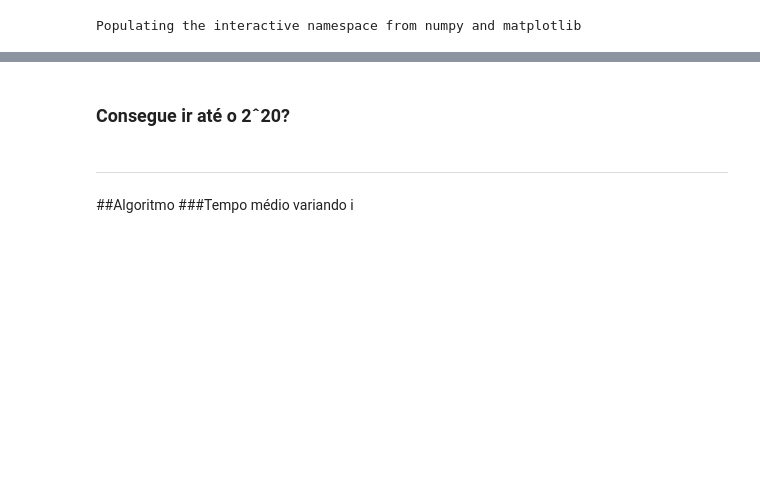
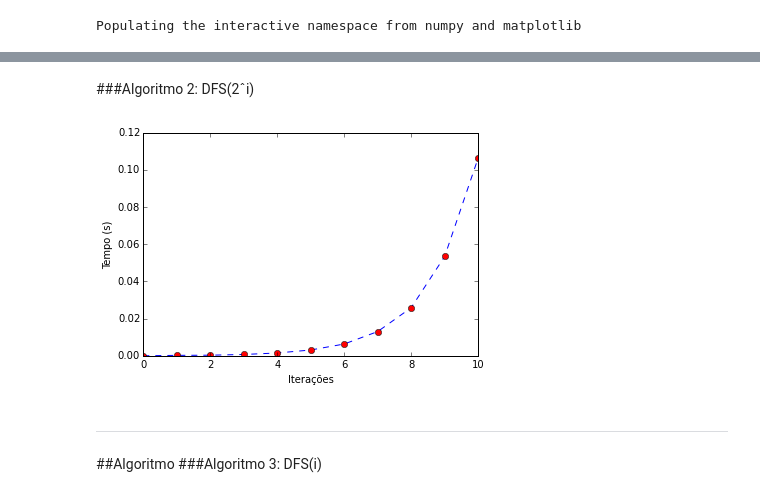
Before and after one commit to benjamij/RubicsCube, a Jupyter notebook: Rubik's Cube.ipynb, the cells around one changed output, grey strips where cells are left out. Cells and saved outputs as stored; diff of their text form; code cells hidden in the pictures; blank space fills up the shorter version.

```diff
--- a/Rubik's Cube.ipynb
+++ b/Rubik's Cube.ipynb
@@ -40,39 +40,42 @@ plt.show()
-# %% [markdown]
-### Consegue ir até o 2ˆ20?
+# %% [markdown]
+###Algoritmo 2: DFS(2ˆi)
 # %%
 import time
 import math
 import numpy as np
 import matplotlib.pyplot as plt
 from solver import Solver
 
 
 def dfs():
     solver = Solver(3)
     result = []
-    for i in range(8):
+    for i in range(11):
+        start_i = time.clock()
         t = []
         # Gets 100 samples
-        for j in range(10):
+        for j in range(100):
             start = time.clock()
             v = solver.dfs(math.pow(2, i))
             t.append(time.clock() - start)
         # Calculates the median time
         result.append(np.median(t))
 
     # Returns a list of medians
     return result
 
 
 x = dfs()
 plt.plot(x,'b--', x,'ro')
 plt.xlabel(u"Iterações")
 plt.ylabel(u"Tempo (s)")
 plt.show()
+# %% [output]
+[figure, added]
 # %% [markdown]
 ___
 ##Algoritmo
-###Tempo médio variando i
+###Algoritmo 3: DFS(i)
 # %%
 import time
 import numpy as np
```
Also changed, not shown: parts of 6 cells of this notebook.
